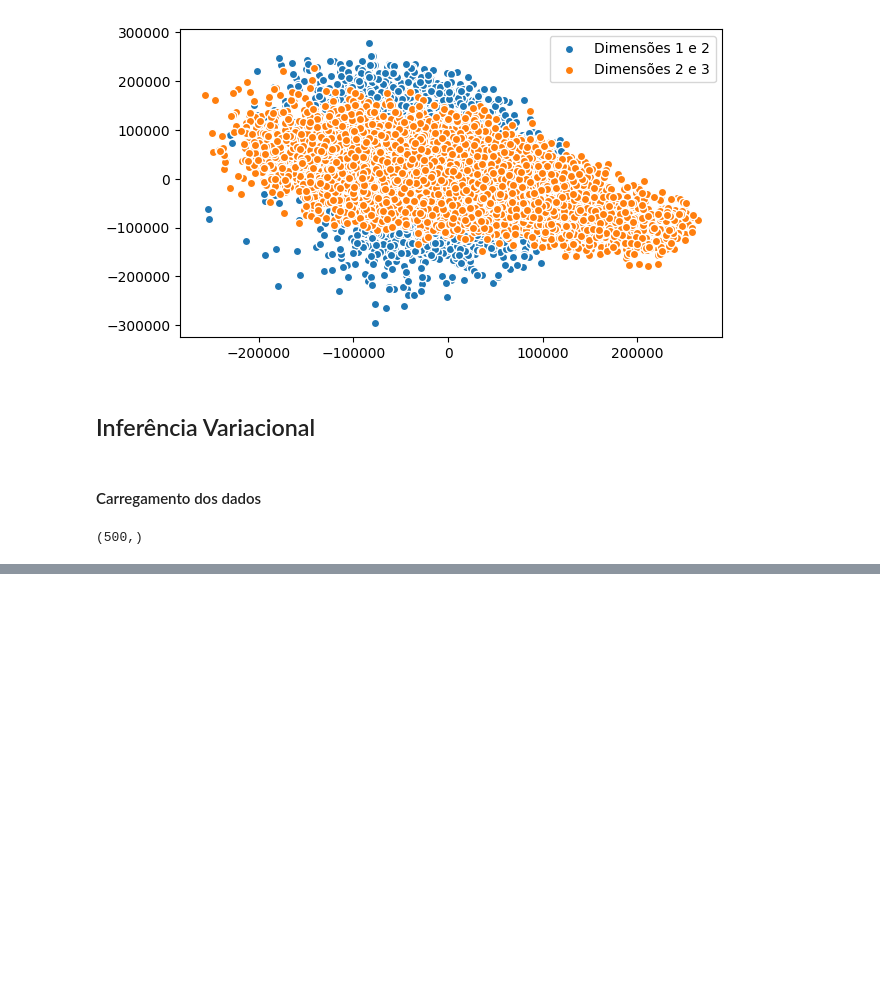
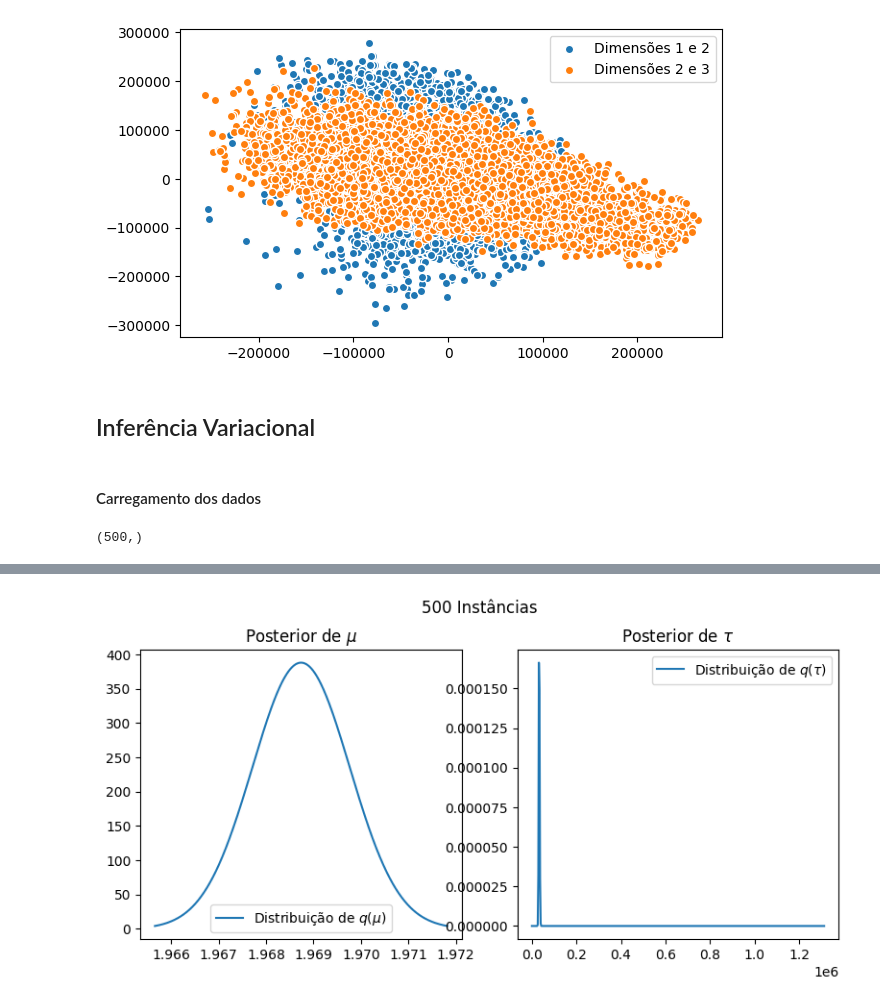
Before and after one commit to vauxgomes/ufc-ckp8366, a Jupyter notebook: listas/lista-4/main.ipynb, the cells around one changed output, grey strips where cells are left out. Cells and saved outputs as stored; diff of their text form; code cells hidden in the pictures; blank space fills up the shorter version.

```diff
--- a/listas/lista-4/main.ipynb
+++ b/listas/lista-4/main.ipynb
@@ -413,0 +480,6 @@ X.shape
+# %%
+# 500
+ugvinf500 = UnivariateGaussianVariacionalInference()
+ugvinf500.fit(X[:500]).plot('500 Instâncias')
+# %% [output]
+[figure, added]
```
Also changed, not shown: parts of 6 cells of this notebook.
